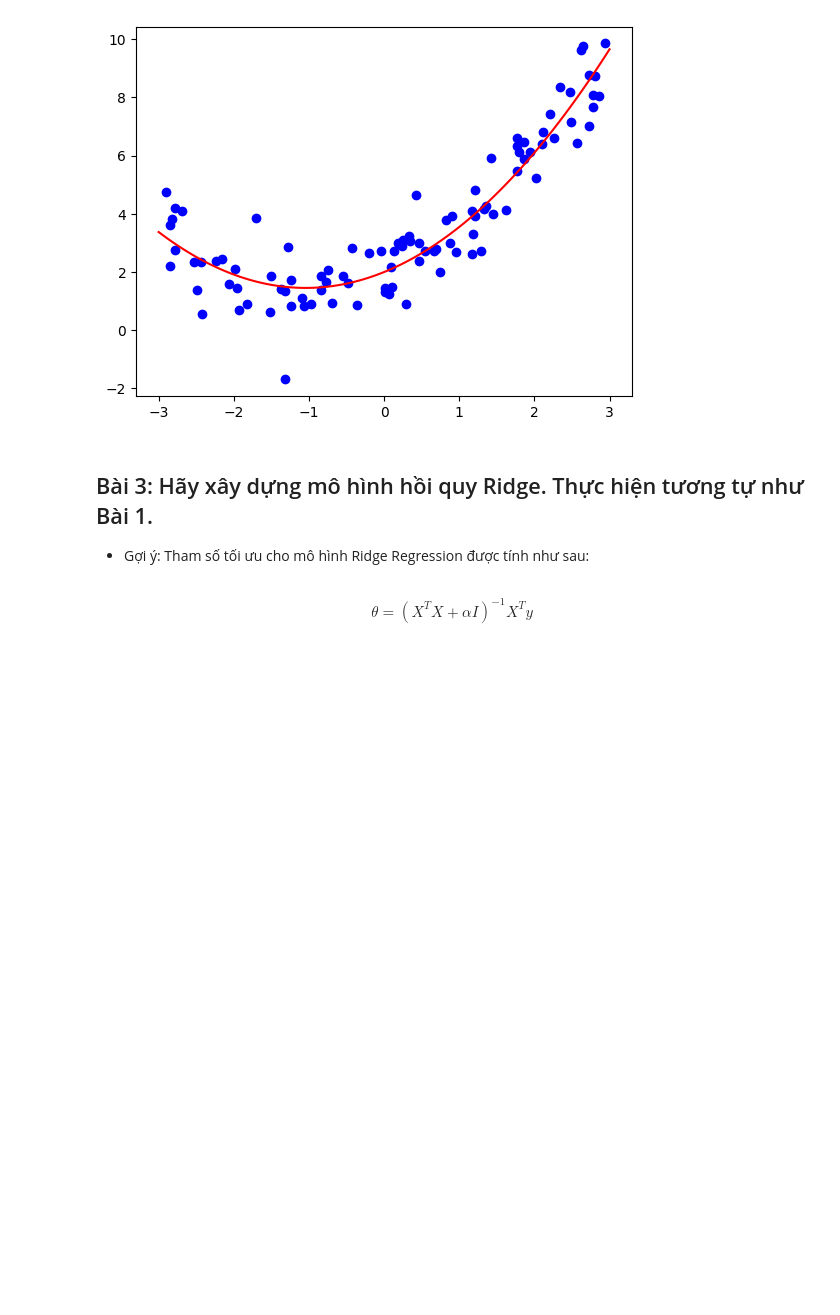
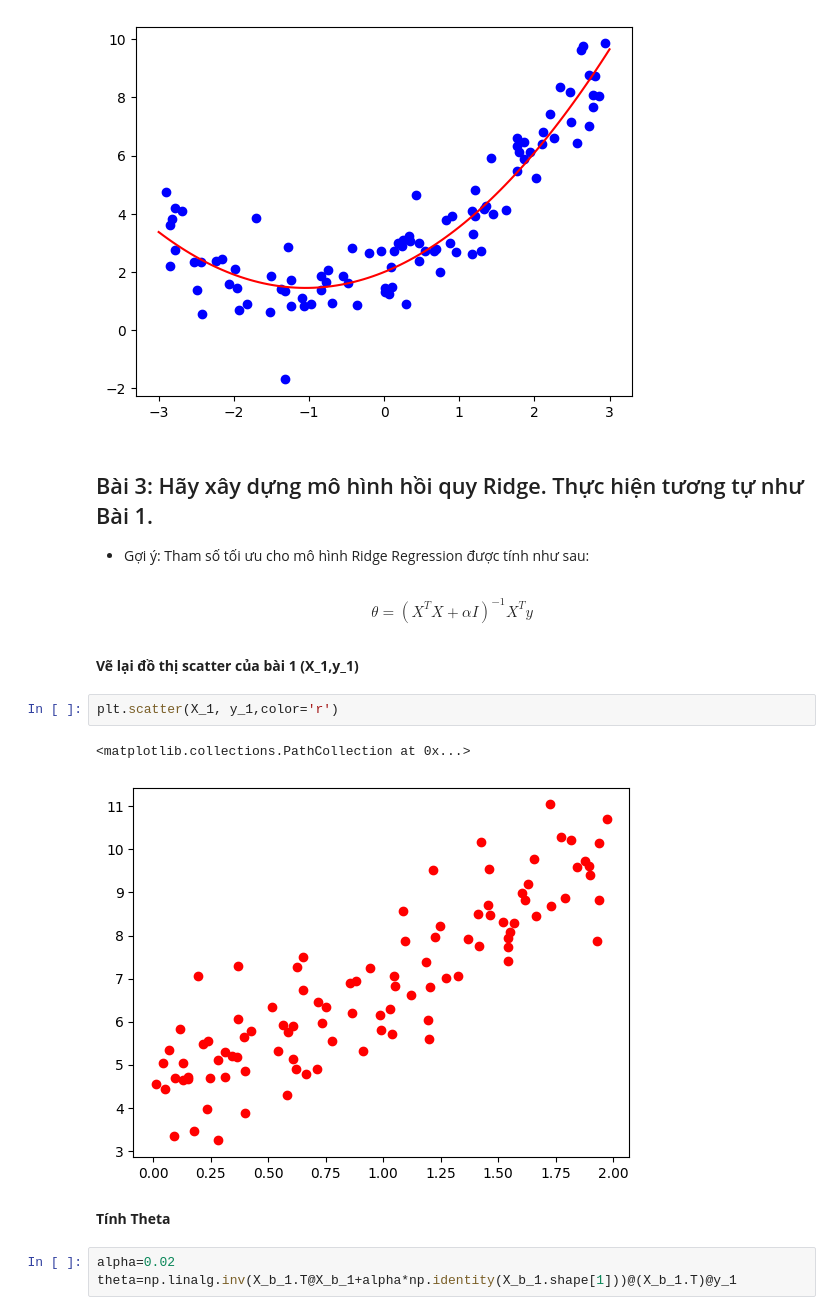
Before and after one commit to PDuy2k4/DS102, a Jupyter notebook: THỰC HÀNH/Duy/LAB01/LAB01.ipynb, the cells around one changed output. Cells and saved outputs as stored; diff of their text form; blank space fills up the shorter version.

```diff
--- a/THỰC HÀNH/Duy/LAB01/LAB01.ipynb
+++ b/THỰC HÀNH/Duy/LAB01/LAB01.ipynb
@@ -119,3 +119,15 @@ $$
 $$
 
 </div>
+# %% [markdown]
+**Vẽ lại đồ thị scatter của bài 1 (X_1,y_1)**
+# %%
+plt.scatter(X_1, y_1,color='r')
+# %% [output]
+<matplotlib.collections.PathCollection at 0x...>
+[figure, added]
+# %% [markdown]
+**Tính Theta**
+# %%
+alpha=0.02
+theta=np.linalg.inv(X_b_1.T@X_b_1+alpha*np.identity(X_b_1.shape[1]))@(X_b_1.T)@y_1
```
Also changed, not shown: parts of 30 cells of this notebook.
